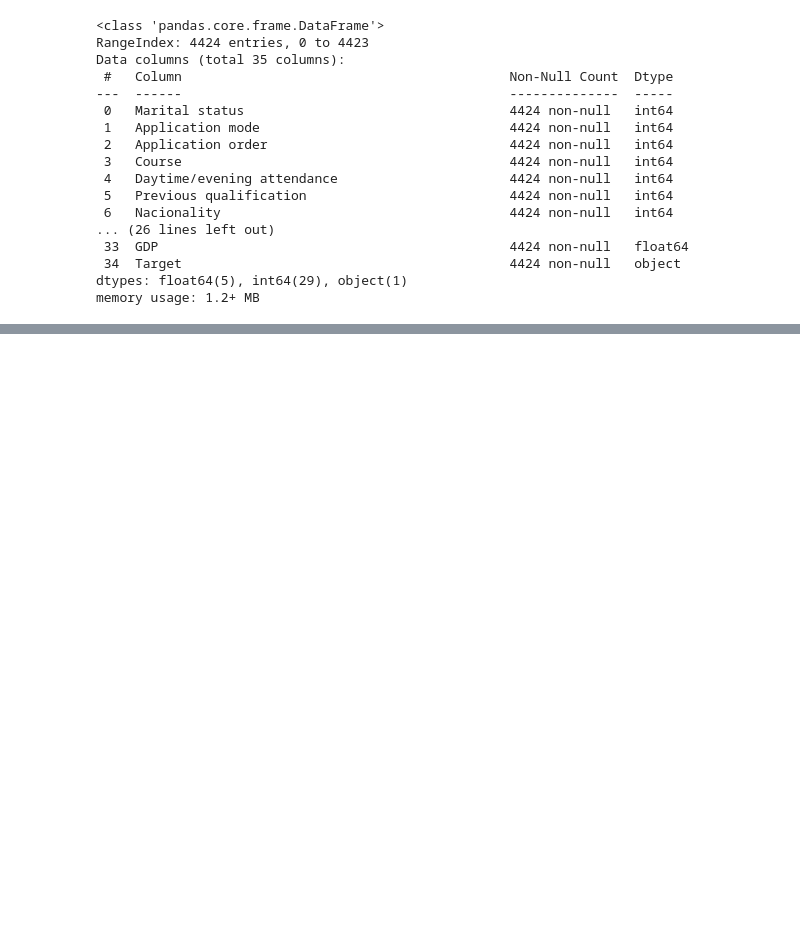
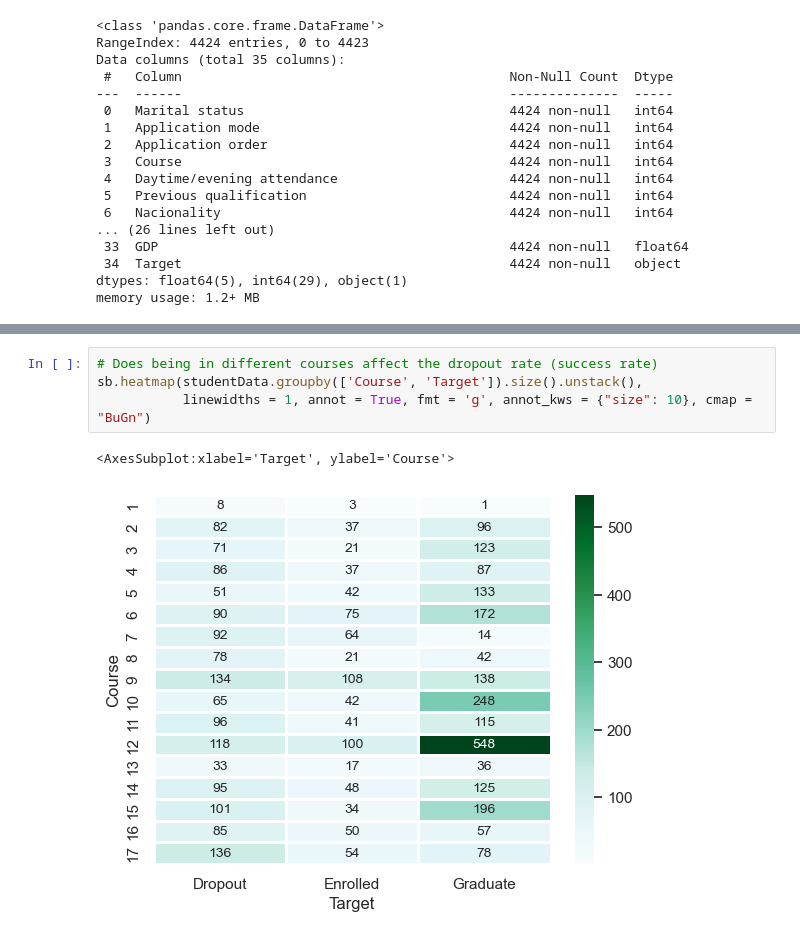
Before and after one commit to tersimdev/dropout-data-sci, a Jupyter notebook: Sharmilla.ipynb, the cells around one changed output, grey strips where cells are left out. Cells and saved outputs as stored; diff of their text form; blank space fills up the shorter version.

```diff
--- a/Sharmilla.ipynb
+++ b/Sharmilla.ipynb
@@ -45,0 +47,7 @@ memory usage: 1.2+ MB
+# %%
+# Does being in different courses affect the dropout rate (success rate)
+sb.heatmap(studentData.groupby(['Course', 'Target']).size().unstack(),
+           linewidths = 1, annot = True, fmt = 'g', annot_kws = {"size": 10}, cmap = "BuGn")
+# %% [output]
+<AxesSubplot:xlabel='Target', ylabel='Course'>
+[figure, added]
```
Also changed, not shown: parts of 13 cells of this notebook.
